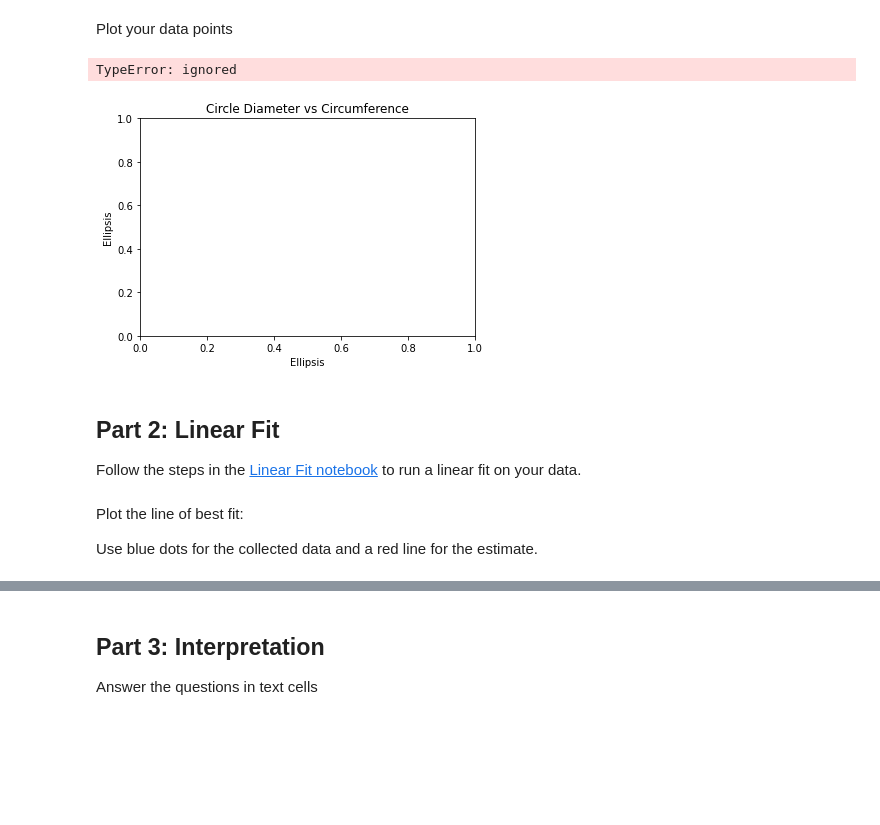
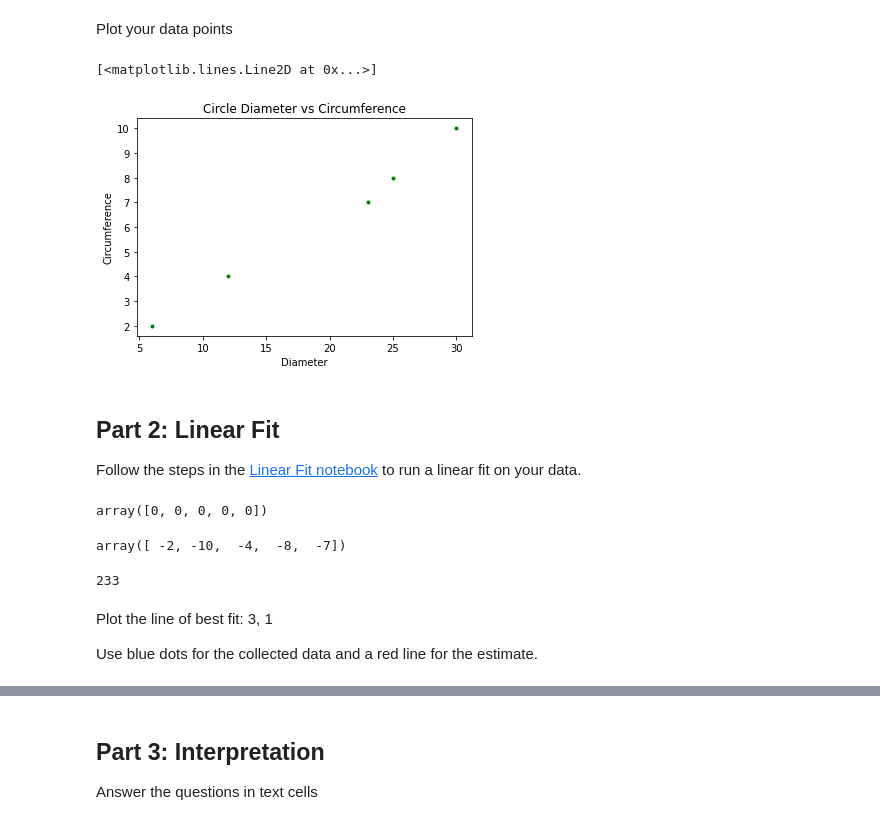
Before and after one commit to elirwolf/stats-data-sci, a Jupyter notebook: Eli_Wolf_Stats_Midterm.ipynb, the cells around one changed output, grey strips where cells are left out. Cells and saved outputs as stored; diff of their text form; code cells hidden in the pictures; blank space fills up the shorter version.

```diff
--- a/Eli_Wolf_Stats_Midterm.ipynb
+++ b/Eli_Wolf_Stats_Midterm.ipynb
@@ -44,15 +40,18 @@ diameters = ...
 # %% [markdown]
 Plot your data points
+# %%
+x = np.array([6,30,12,25,23])  # defining the value 'x' with my data
+y = np.array([2,10,4,8,7])  # defining the value 'y' with my data
 # %%
 plt.title("Circle Diameter vs Circumference")
 
-plt.xlabel(...)
-plt.ylabel(...)
+plt.xlabel("Diameter")
+plt.ylabel("Circumference")
 
-plt.plot(...);
+plt.plot(x,y,'g.')        # creating a graph using the x and y variable with a title of Object Diameter vs Circumference and x and y-axis labels
 # %% [output]
-TypeError: ignored
+[<matplotlib.lines.Line2D at 0x...>]
-[figure, old version]
+[figure, new version]
 # %% [markdown]
 ## Part 2: Linear Fit
 
@@ -77,0 +62,4 @@ for m_guess in ():
+# %%
+m_guess * x + b_guess # using the slope-intercept formula to find more accurate line
+# %% [output]
+array([0, 0, 0, 0, 0])
@@ -77,0 +68,8 @@ for m_guess in ():
+# %%
+y_guess - y # subracting y from 0
+# %% [output]
+array([ -2, -10,  -4,  -8,  -7])
+# %%
+np.sum((y_guess - y)**2)  # squaring the sum of the negative gotten in the previous line
+# %% [output]
+233
@@ -78,5 +97,5 @@ for m_guess in ():
 # %% [markdown]
-Plot the line of best fit:
+Plot the line of best fit: 3, 1
 
 Use blue dots for the collected data and a red line for the estimate.
 # %%
```
Also changed, not shown: parts of 16 cells of this notebook.
